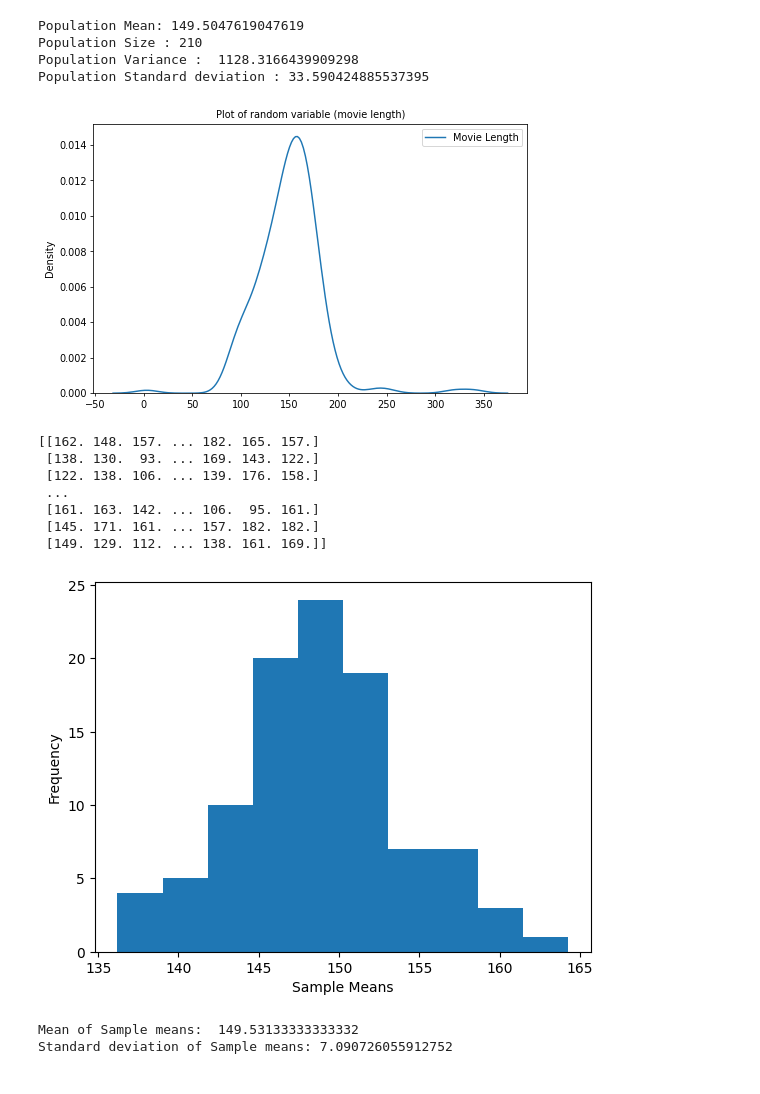
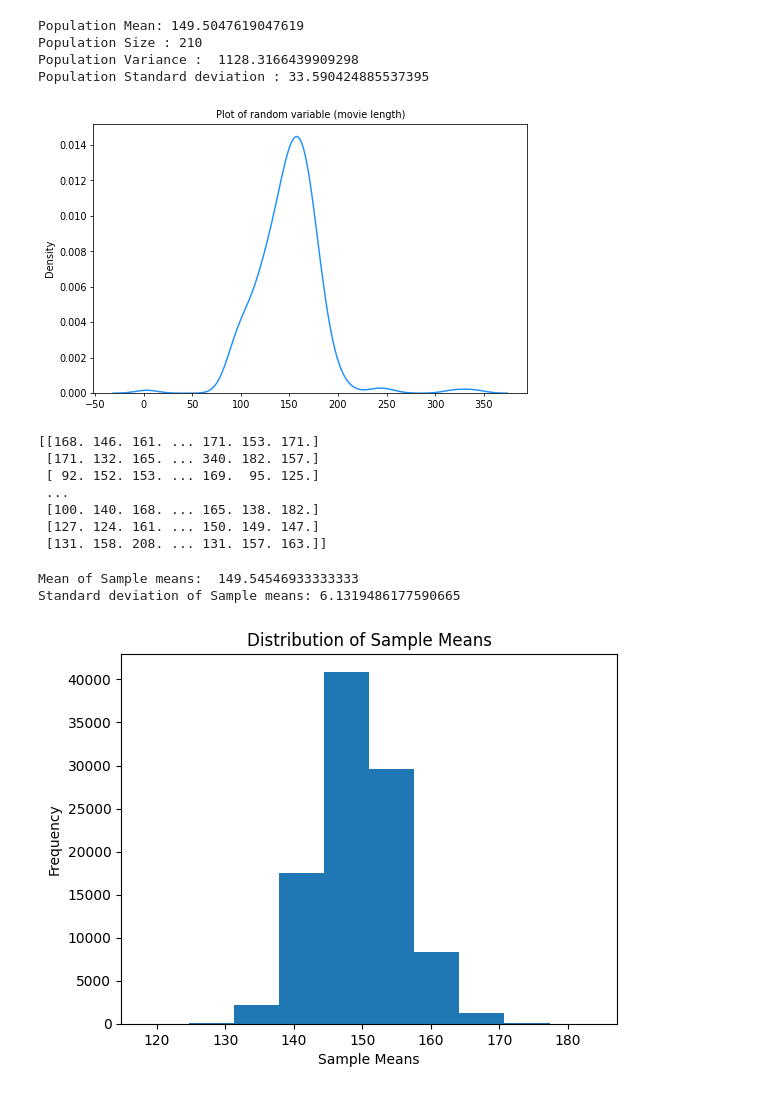
Before and after one commit to isha027/Statistic-Analysis, a Jupyter notebook: StatisticalAnalysis.ipynb, the cells around one changed output. Drawn from its saved outputs; the diff is of its cells as text; code cells hidden in the pictures.

```diff
--- a/StatisticalAnalysis.ipynb
+++ b/StatisticalAnalysis.ipynb
@@ -71,44 +98,48 @@ Population Standard deviation : 33.590424885537395
 # %%
 import seaborn as sns
 plt.figure(figsize=(8,5), dpi= 70)
-sns.kdeplot(Big_data, color="dodgerblue")
+sns.kdeplot(population, color="dodgerblue")
 plt.title('Plot of random variable (movie length)', fontsize=10)
 plt.show();
 #Density plot is used to show probability density function of a random variable
 # %% [output]
-[figure, old version]
+[figure, new version]
 # %%
-# Drawing 100 random samples of size = Sample_size from the population, with sampling scheme = simple random sampling with replacement:
+# Drawing 100000 random samples of size = Sample_size from the population, with sampling scheme = simple random sampling with replacement:
 Sample_size = 30
-data = np.empty([100, Sample_size])
-for i in range(100):
+n = 100000
+data = np.empty([n, Sample_size])
+for i in range(n):
   data[i] = np.array((Big_data.sample((30), replace = True))['Movie Length'])  #random sampling from population , with replacement
 print(data)
 # %% [output]
-[[162. 148. 157. ... 182. 165. 157.]
- [138. 130.  93. ... 169. 143. 122.]
- [122. 138. 106. ... 139. 176. 158.]
+[[168. 146. 161. ... 171. 153. 171.]
+ [171. 132. 165. ... 340. 182. 157.]
+ [ 92. 152. 153. ... 169.  95. 125.]
  ...
- [161. 163. 142. ... 106.  95. 161.]
- [145. 171. 161. ... 157. 182. 182.]
- [149. 129. 112. ... 138. 161. 169.]]
+ [100. 140. 168. ... 165. 138. 182.]
+ [127. 124. 161. ... 150. 149. 147.]
+ [131. 158. 208. ... 131. 157. 163.]]
 # %%
-# Calculating and storing sample means of these 100 random samples:
-Sample_means_collection = np.zeros(100)
-for i in range(100):
+# Calculating and storing sample means of these 100000 random samples:
+Sample_means_collection = np.zeros(n)
+for i in range(n):
   Sample_means_collection[i] = data[i].mean()
+# %%
+# Calculating the mean and standard deviation of these 100000 sample means:
+s_mean = Sample_means_collection.mean();
+s_std = Sample_means_collection.std();
+print("Mean of Sample means: ", s_mean)
+print("Standard deviation of Sample means:", s_std)
+# %% [output]
+Mean of Sample means:  149.54546933333333
+Standard deviation of Sample means: 6.1319486177590665
 # %%
-# Plotting the 100 sample means:
+# Plotting the 100000 sample means:
 plt.hist(Sample_means_collection)
 plt.xlabel("Sample Means")
 plt.ylabel("Frequency")
+plt.title("Distribution of Sample Means")
 plt.show()
 # %% [output]
-[figure, old version]
+[figure, new version]
-# %%
-# Calculating the mean and standard deviation of these 100 sample means:
-print("Mean of Sample means: ", Sample_means_collection.mean())
-print("Standard deviation of Sample means:", Sample_means_collection.std())
-# %% [output]
-Mean of Sample means:  149.53133333333332
-Standard deviation of Sample means: 7.090726055912752
```
Also changed, not shown: parts of 13 cells of this notebook.
